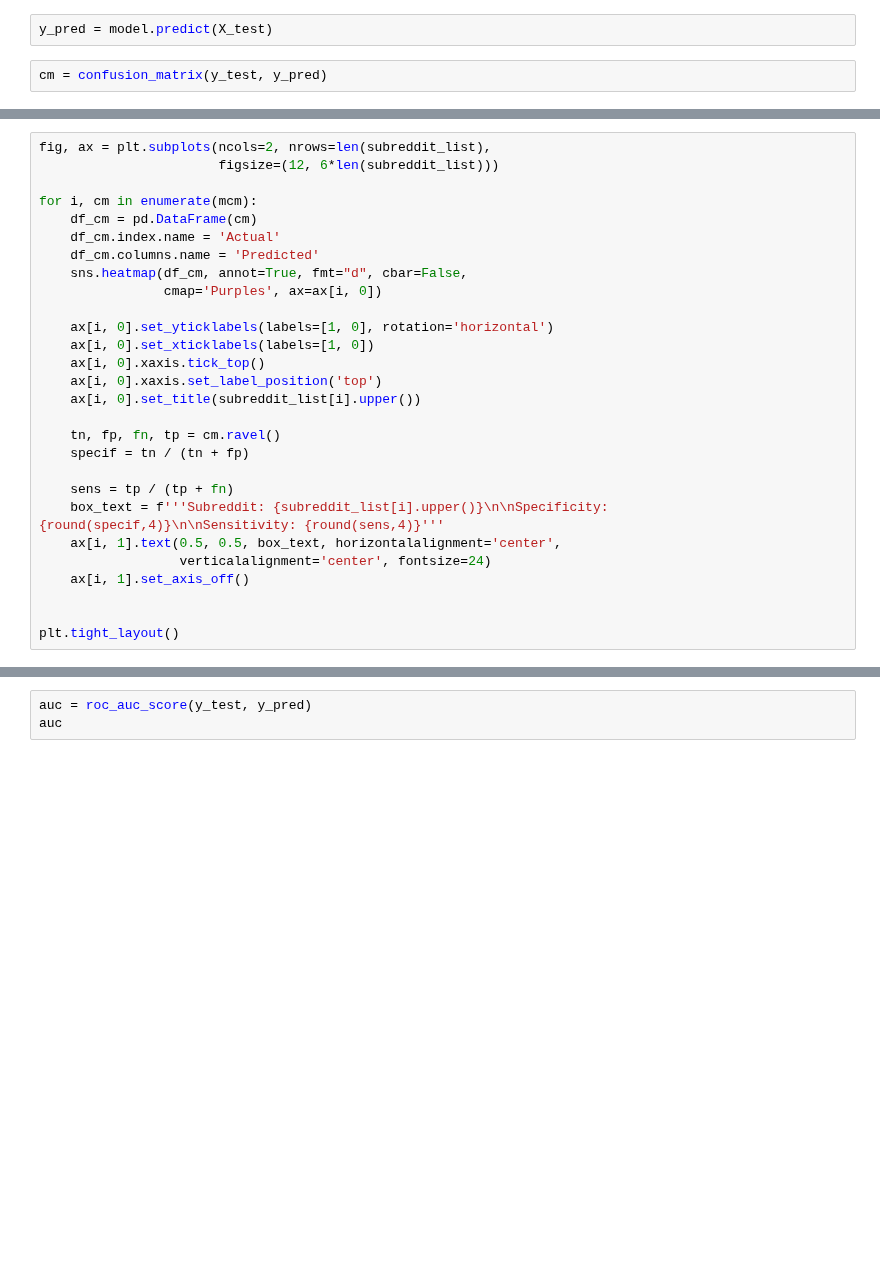
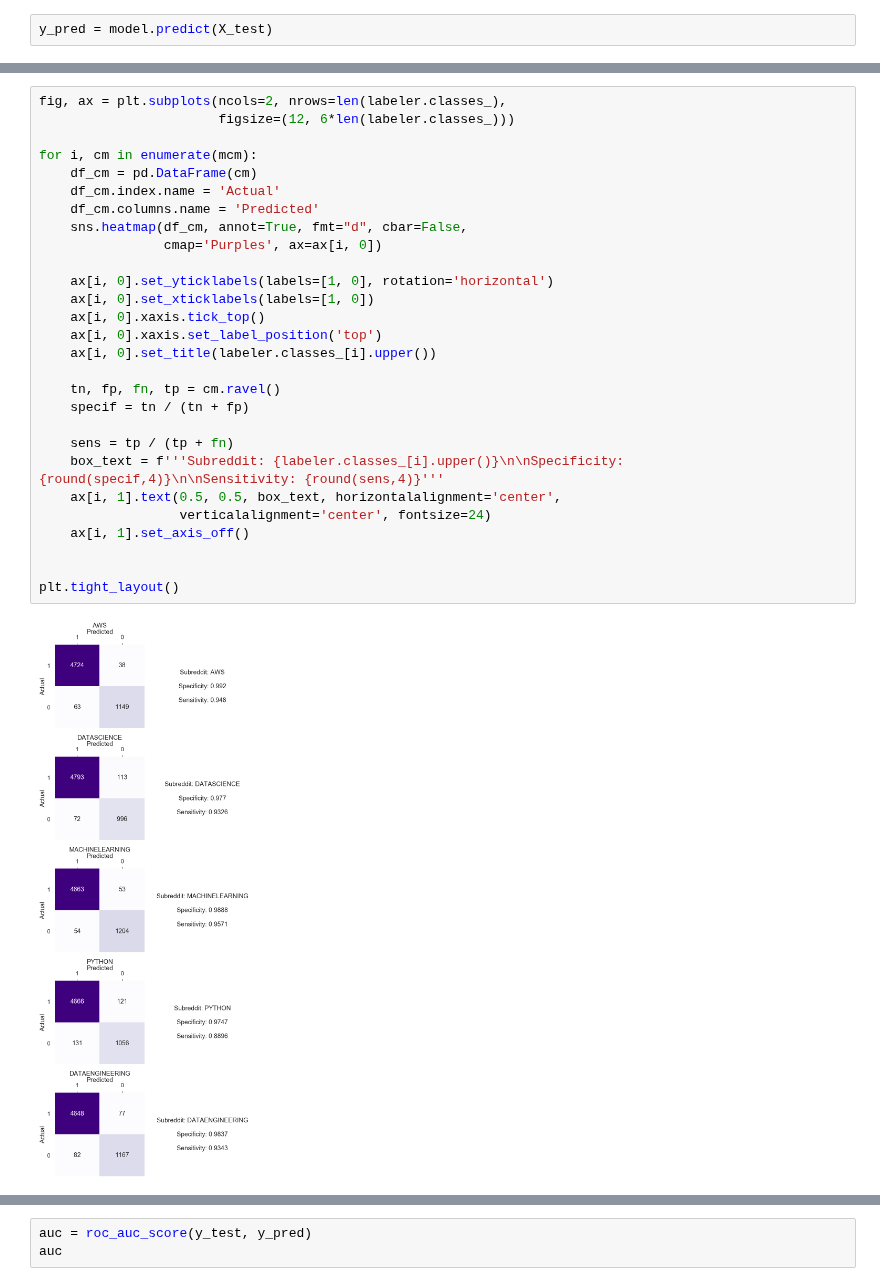
Before and after one commit to datapointchris/reddit-nlp, a Jupyter notebook: DS_coefficients and stats.ipynb, the cells around one changed output, grey strips where cells are left out. Drawn from its saved outputs; the diff is of its cells as text; blank space fills up the shorter version.

```diff
--- a/DS_coefficients and stats.ipynb
+++ b/DS_coefficients and stats.ipynb
@@ -157,6 +147,4 @@ for sub, df in coef_dict.items():
 # Predictions
 # %%
 y_pred = model.predict(X_test)
-# %%
-cm = confusion_matrix(y_test, y_pred)
 # %%
@@ -183,30 +199,32 @@ print(mcm)
 # %%
-fig, ax = plt.subplots(ncols=2, nrows=len(subreddit_list),
-                       figsize=(12, 6*len(subreddit_list)))
+fig, ax = plt.subplots(ncols=2, nrows=len(labeler.classes_),
+                       figsize=(12, 6*len(labeler.classes_)))
 
 for i, cm in enumerate(mcm):
     df_cm = pd.DataFrame(cm)
     df_cm.index.name = 'Actual'
     df_cm.columns.name = 'Predicted'
     sns.heatmap(df_cm, annot=True, fmt="d", cbar=False,
                 cmap='Purples', ax=ax[i, 0])
 
     ax[i, 0].set_yticklabels(labels=[1, 0], rotation='horizontal')
     ax[i, 0].set_xticklabels(labels=[1, 0])
     ax[i, 0].xaxis.tick_top()
     ax[i, 0].xaxis.set_label_position('top')
-    ax[i, 0].set_title(subreddit_list[i].upper())
+    ax[i, 0].set_title(labeler.classes_[i].upper())
 
     tn, fp, fn, tp = cm.ravel()
     specif = tn / (tn + fp)
 
     sens = tp / (tp + fn)
-    box_text = f'''Subreddit: {subreddit_list[i].upper()}\n\nSpecificity: {round(specif,4)}\n\nSensitivity: {round(sens,4)}'''
+    box_text = f'''Subreddit: {labeler.classes_[i].upper()}\n\nSpecificity: {round(specif,4)}\n\nSensitivity: {round(sens,4)}'''
     ax[i, 1].text(0.5, 0.5, box_text, horizontalalignment='center',
                   verticalalignment='center', fontsize=24)
     ax[i, 1].set_axis_off()
 
 
 plt.tight_layout()
+# %% [output]
+[figure, added]
 # %%
 print(classification_report(y_test, y_pred, digits=3, target_names=subreddit_list))
```
Also changed, not shown: parts of 17 cells of this notebook.
